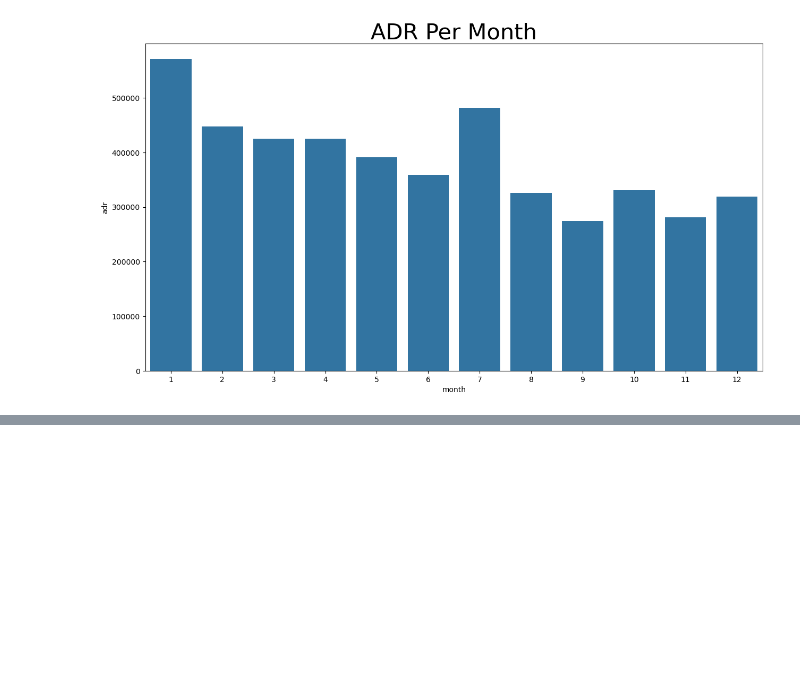
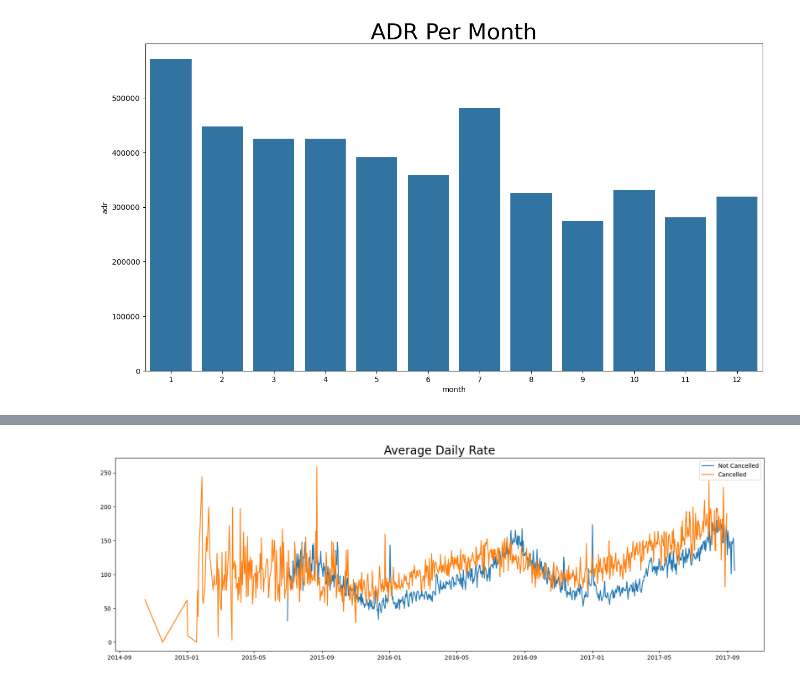
Before and after one commit to mahabubalam-gbs/Python-EDA-Hotel-Booking-Analysis, a Jupyter notebook: Data Analysis (Hotel Booking).ipynb, the cells around one changed output, grey strips where cells are left out. Saved outputs shown, nothing was run; the diff lists cells and outputs as text; code cells hidden in the pictures; blank space fills up the shorter version.

```diff
--- a/Data Analysis (Hotel Booking).ipynb
+++ b/Data Analysis (Hotel Booking).ipynb
@@ -262,0 +308,37 @@ plt.show()
+# %%
+# Cancelled bookings
+cancelled_df_adr = (
+    cancelled_data
+    .groupby('reservation_status_date')['adr']
+    .mean()
+    .reset_index()
+    .sort_values('reservation_status_date')
+)
+
+# Not cancelled bookings
+not_cancelled_data = df[df['is_canceled'] == 0]
+not_cancelled_df_adr = (
+    not_cancelled_data
+    .groupby('reservation_status_date')['adr']
+    .mean()
+    .reset_index()
+    .sort_values('reservation_status_date')
+)
+
+# Plot
+plt.figure(figsize=(20, 6))
+plt.title('Average Daily Rate', fontsize = 20)
+plt.plot(
+    not_cancelled_df_adr['reservation_status_date'],
+    not_cancelled_df_adr['adr'],
+    label='Not Cancelled'
+)
+plt.plot(
+    cancelled_df_adr['reservation_status_date'],
+    cancelled_df_adr['adr'],
+    label='Cancelled'
+)
+plt.legend()
+plt.show()
+# %% [output]
+[figure, added]
```
Also changed, not shown: parts of 9 cells of this notebook.
